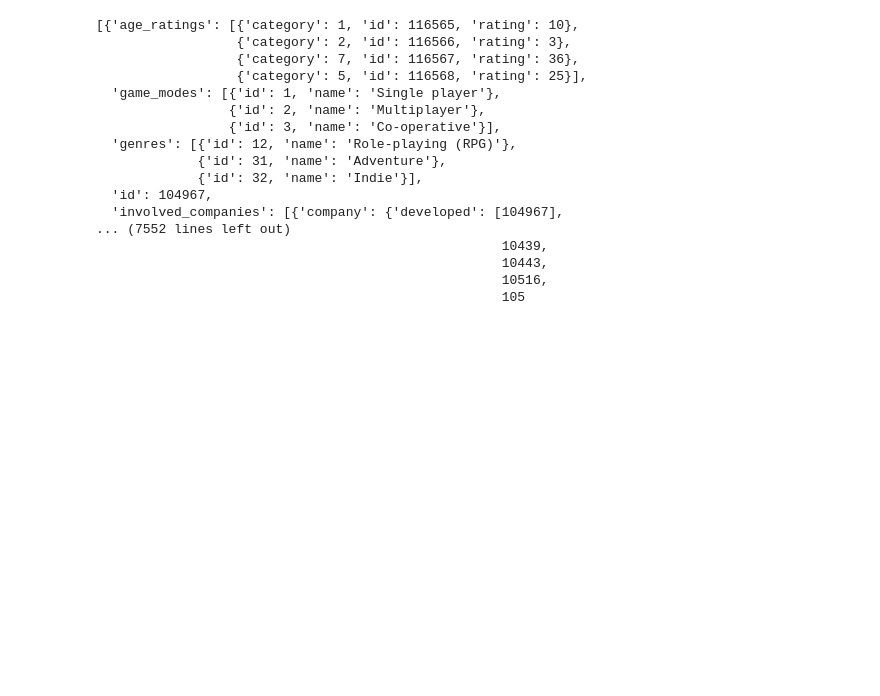
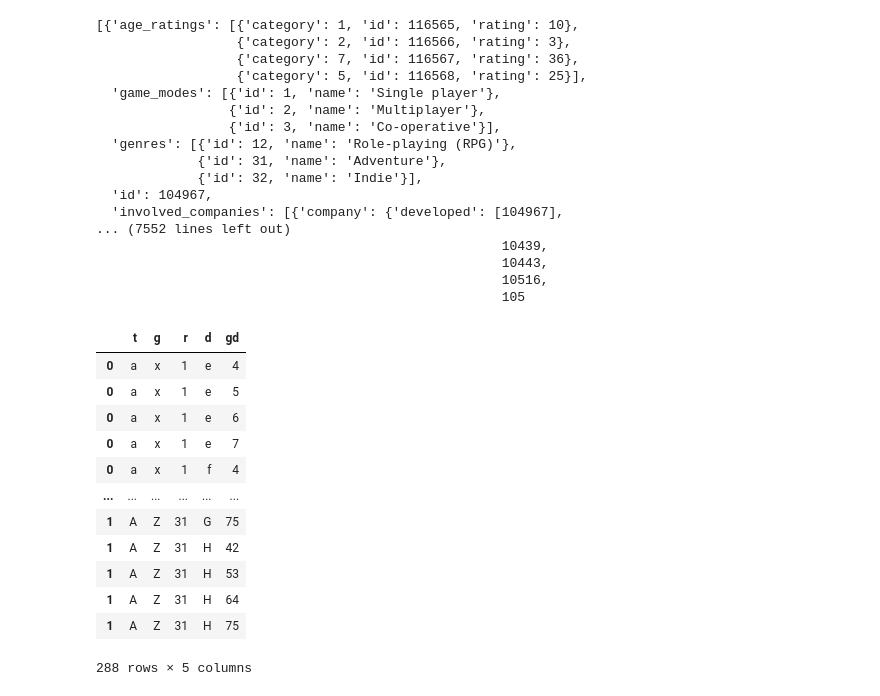
Before and after one commit to nlabern/Project_1_Steam_PC_, a Jupyter notebook: data_retrieval.ipynb, the cells around one changed output. Cells and saved outputs as stored; diff of their text form; code cells hidden in the pictures; blank space fills up the shorter version.

```diff
--- a/data_retrieval.ipynb
+++ b/data_retrieval.ipynb
@@ -112,3 +112,40 @@ rel_date_reg_dict = {
     "9":"Korea",
     "10":"Brazil"
 }
+# %%
+game_data = []
+
+game_data.append({
+    "t": "a",
+    "g": ["x", "y", "z"],
+    "r": [1, 2, 3],
+    "d": ["e", "f", "g", "h"],
+    "gd": [4, 5, 6, 7]
+})
+
+game_data.append({
+    "t": "A",
+    "g": ["X", "Y", "Z"],
+    "r": [11, 21, 31],
+    "d": ["E", "F", "G", "H"],
+    "gd": [42, 53, 64, 75]
+})
+
+game_data_df = pd.DataFrame(game_data)
+for col in list(game_data_df.columns):
+    game_data_df = game_data_df.explode(col)
+game_data_df
+# %% [output]
+|  | t | g | r | d | gd |
+| 0 | a | x | 1 | e | 4 |
+| 0 | a | x | 1 | e | 5 |
+| 0 | a | x | 1 | e | 6 |
+| 0 | a | x | 1 | e | 7 |
+| 0 | a | x | 1 | f | 4 |
+| ... | ... | ... | ... | ... | ... |
+| 1 | A | Z | 31 | G | 75 |
+| 1 | A | Z | 31 | H | 42 |
+| 1 | A | Z | 31 | H | 53 |
+| 1 | A | Z | 31 | H | 64 |
+| 1 | A | Z | 31 | H | 75 |
+288 rows × 5 columns
```
Also changed, not shown: parts of 3 cells of this notebook.
